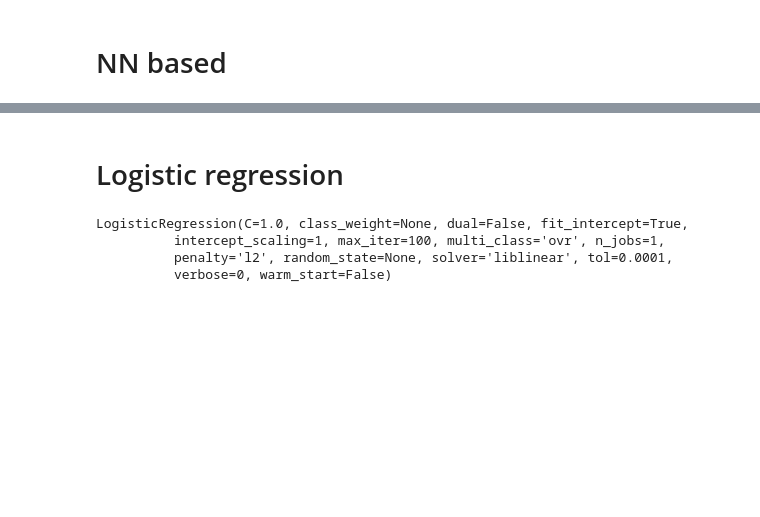
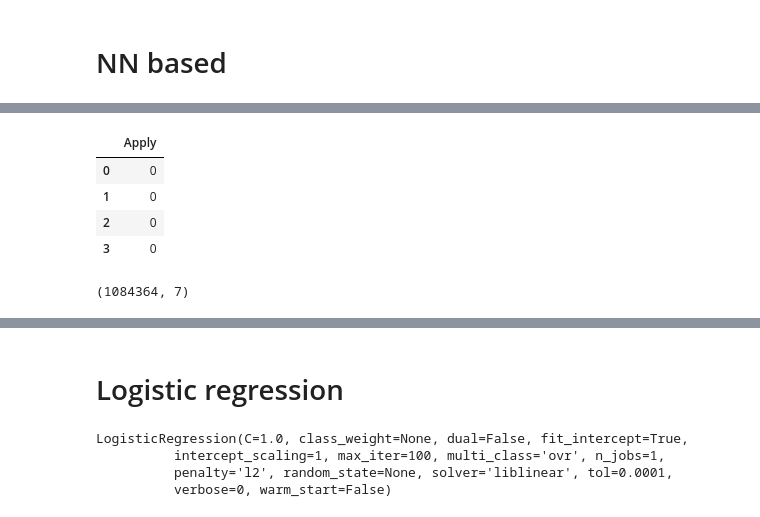
Before and after one commit to tgh1122334/CodingChallange, a Jupyter notebook: glassdoor/Untitled.ipynb, the cells around one changed output, grey strips where cells are left out. Drawn from its saved outputs; the diff is of its cells as text; code cells hidden in the pictures; blank space fills up the shorter version.

```diff
--- a/glassdoor/Untitled.ipynb
+++ b/glassdoor/Untitled.ipynb
@@ -118,0 +132,12 @@ Name: Apply, dtype: int64
+# %%
+#Y_test_nn[1]
+Y_test=Y_test.reset_index()
+# %%
+Y_test=Y_test.drop(columns="index")
+Y_test.head(4)
+# %% [output]
+|  | Apply |
+| 0 | 0 |
+| 1 | 0 |
+| 2 | 0 |
+| 3 | 0 |
@@ -118,0 +160,4 @@ Name: Apply, dtype: int64
+# %%
+X_train.shape
+# %% [output]
+(1084364, 7)
```
Also changed, not shown: parts of 27 cells of this notebook.
